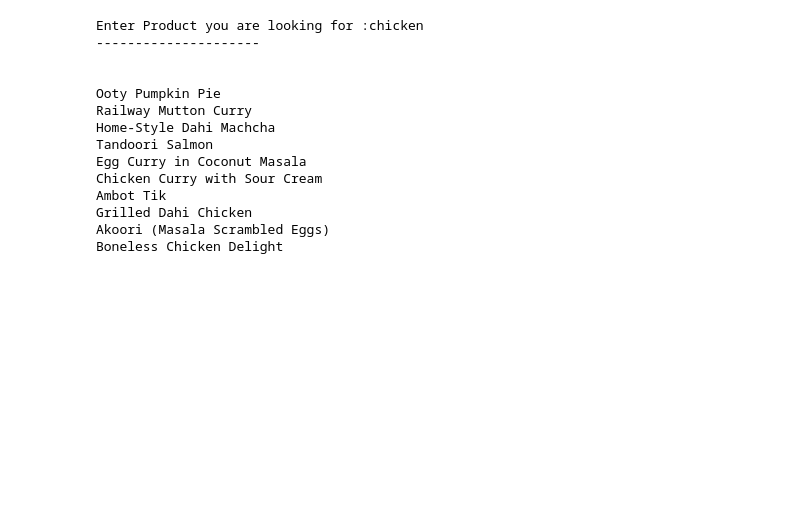
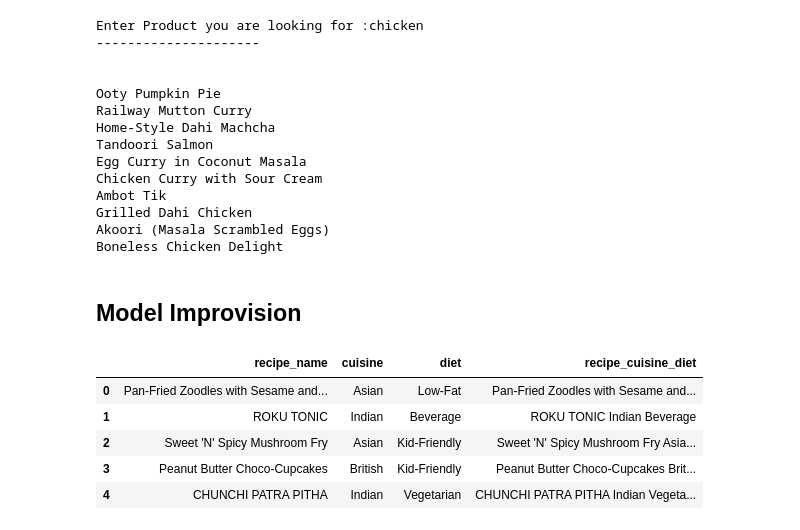
Before and after one commit to Nihar109/recipe_recommendation, a Jupyter notebook: content_based_recommendation_system.ipynb, the cells around one changed output. Saved outputs shown, nothing was run; the diff lists cells and outputs as text; code cells hidden in the pictures; blank space fills up the shorter version.

```diff
--- a/content_based_recommendation_system.ipynb
+++ b/content_based_recommendation_system.ipynb
@@ -401 +402,5 @@ import pickle
 pickle.dump(similarity,open('similarity.pkl','wb'))
+# %% [markdown]
+## Model Improvision
+# %%
+new_df = recipe_data.copy()
@@ -401,0 +409,9 @@ pickle.dump(similarity,open('similarity.pkl','wb'))
+# %%
+new_df.head()
+# %% [output]
+|  | recipe_name | cuisine | diet | recipe_cuisine_diet |
+| 0 | Pan-Fried Zoodles with Sesame and... | Asian | Low-Fat | Pan-Fried Zoodles with Sesame and... |
+| 1 | ROKU TONIC | Indian | Beverage | ROKU TONIC Indian Beverage |
+| 2 | Sweet 'N' Spicy Mushroom Fry | Asian | Kid-Friendly | Sweet 'N' Spicy Mushroom Fry Asia... |
+| 3 | Peanut Butter Choco-Cupcakes | British | Kid-Friendly | Peanut Butter Choco-Cupcakes Brit... |
+| 4 | CHUNCHI PATRA PITHA | Indian | Vegetarian | CHUNCHI PATRA PITHA Indian Vegeta... |
```
Also changed, not shown: parts of 29 cells of this notebook, 2 other files.
